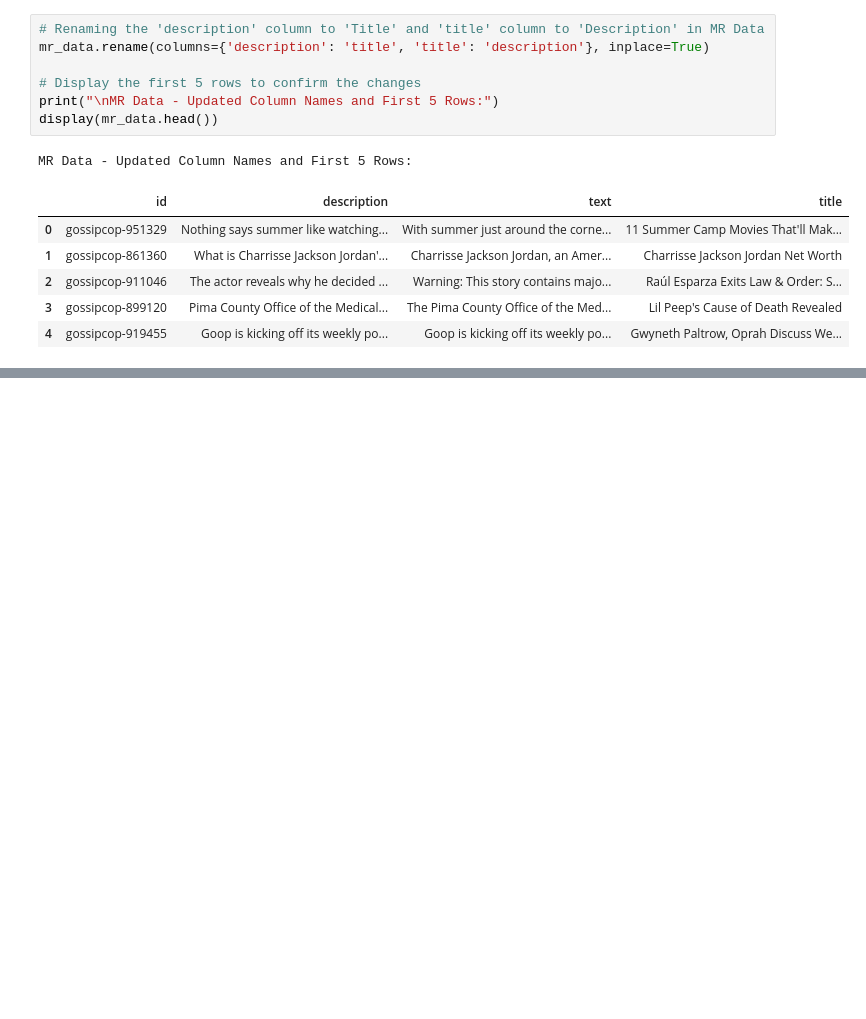
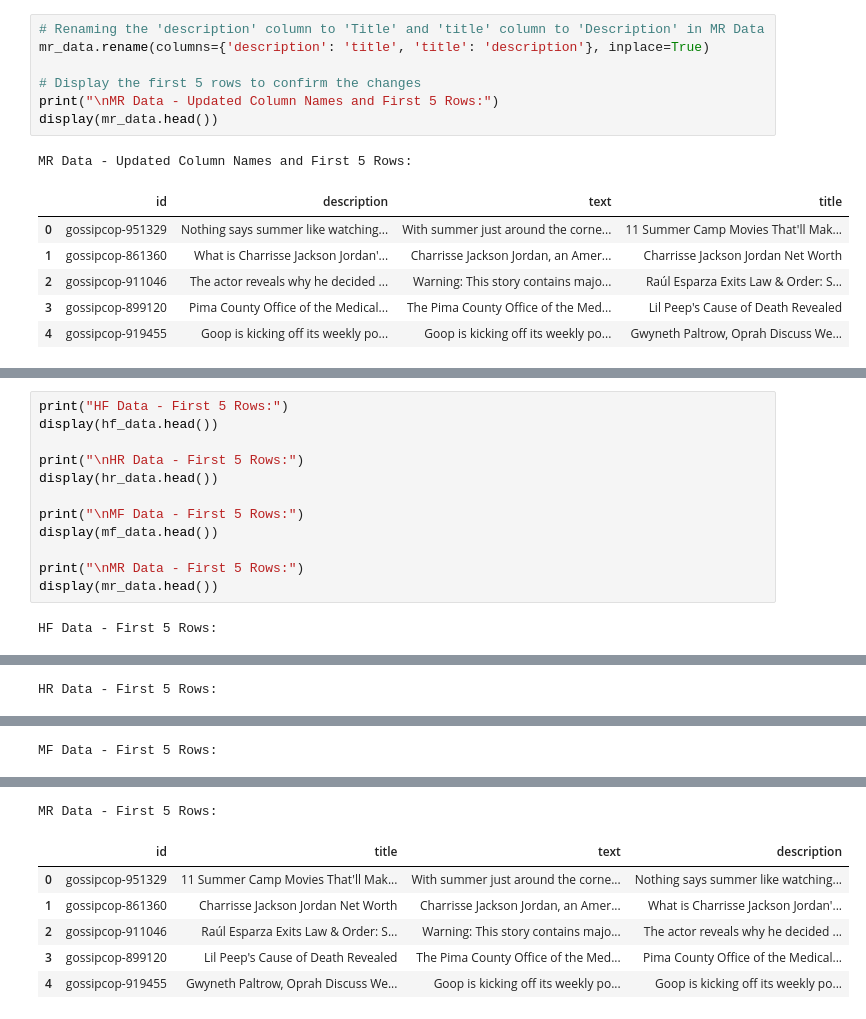
Before and after one commit to kbank1/fake_news, a Jupyter notebook: notebooks/notebook_CZ.ipynb, the cells around one changed output, grey strips where cells are left out. Drawn from its saved outputs; the diff is of its cells as text; blank space fills up the shorter version.

```diff
--- a/notebooks/notebook_CZ.ipynb
+++ b/notebooks/notebook_CZ.ipynb
@@ -249,0 +265,14 @@ MR Data - Updated Column Names and First 5 Rows:
+# %%
+print("HF Data - First 5 Rows:")
+display(hf_data.head())
+
+print("\nHR Data - First 5 Rows:")
+display(hr_data.head())
+
+print("\nMF Data - First 5 Rows:")
+display(mf_data.head())
+
+print("\nMR Data - First 5 Rows:")
+display(mr_data.head())
+# %% [output]
+HF Data - First 5 Rows:
@@ -249,0 +285 @@ MR Data - Updated Column Names and First 5 Rows:
+HR Data - First 5 Rows:
@@ -249,0 +292 @@ MR Data - Updated Column Names and First 5 Rows:
+MF Data - First 5 Rows:
@@ -249,0 +299,7 @@ MR Data - Updated Column Names and First 5 Rows:
+MR Data - First 5 Rows:
+|  | id | title | text | description |
+| 0 | gossipcop-951329 | 11 Summer Camp Movies That'll Mak... | With summer just around the corne... | Nothing says summer like watching... |
+| 1 | gossipcop-861360 | Charrisse Jackson Jordan Net Worth | Charrisse Jackson Jordan, an Amer... | What is Charrisse Jackson Jordan'... |
+| 2 | gossipcop-911046 | Raúl Esparza Exits Law & Order: S... | Warning: This story contains majo... | The actor reveals why he decided ... |
+| 3 | gossipcop-899120 | Lil Peep's Cause of Death Revealed | The Pima County Office of the Med... | Pima County Office of the Medical... |
+| 4 | gossipcop-919455 | Gwyneth Paltrow, Oprah Discuss We... | Goop is kicking off its weekly po... | Goop is kicking off its weekly po... |
```
Also changed, not shown: parts of 2 cells of this notebook.
